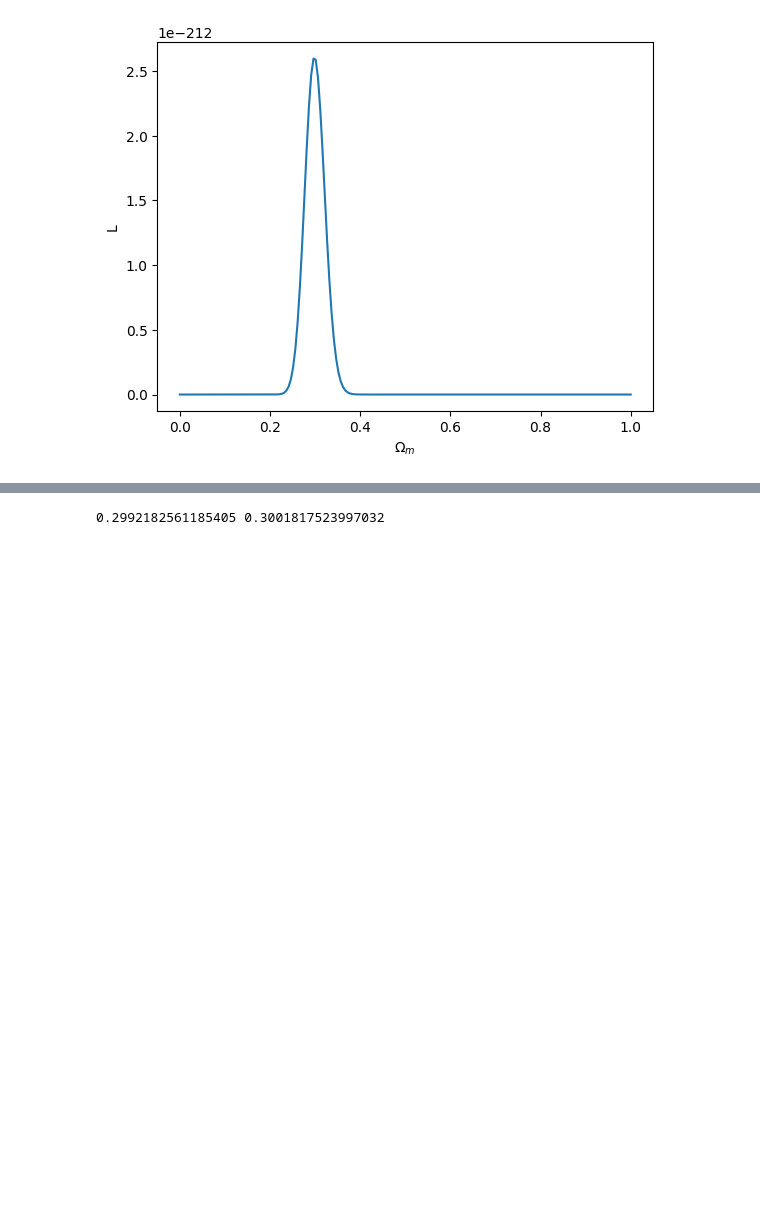
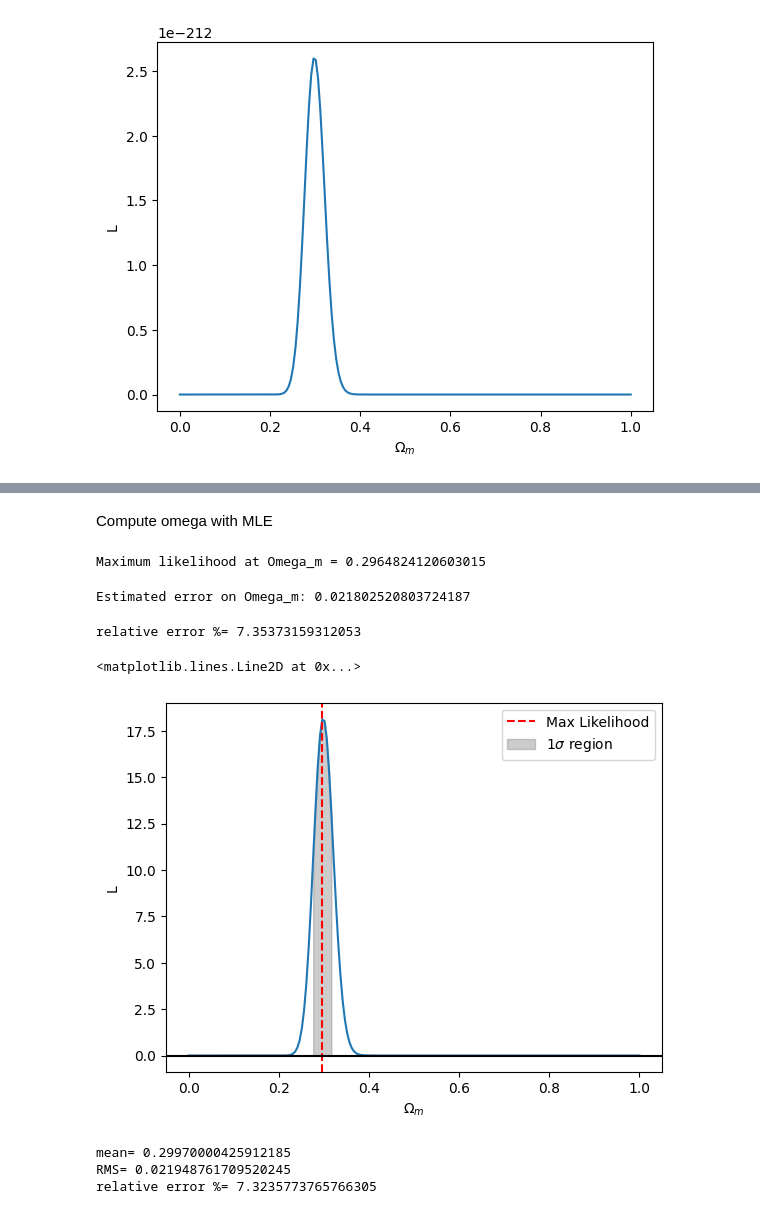
Before and after one commit to EdoardoMaragliano/CosmoIntro, a Jupyter notebook: Cosmo2_Supernovae/CosmoExWeek2.ipynb, the cells around one changed output, grey strips where cells are left out. Drawn from its saved outputs; the diff is of its cells as text; code cells hidden in the pictures; blank space fills up the shorter version.

```diff
--- a/Cosmo2_Supernovae/CosmoExWeek2.ipynb
+++ b/Cosmo2_Supernovae/CosmoExWeek2.ipynb
@@ -138,9 +143,0 @@ Calcolo media e varianza della likelihood
-# %%
-N=np.trapz(L,omegas)         ##normalization factor
-L=L/N                        ##normalized likelihood
-#print(np.trapz(L,omegas))
-I=np.array(omegas)
-for i in range(0,len(omegas)):
-    I[i]=omegas[i]*L[i]
-mean=np.trapz(I,omegas)
-print(mean)
@@ -157,4 +144,54 @@ print(RMS)
-# %%
-print(mean-RMS,mean+RMS)
-# %% [output]
-0.2992182561185405 0.3001817523997032
+# %% [markdown]
+Compute omega with MLE
+# %%
+# Find the value of Omega_m that maximizes the likelihood
+max_idx = np.argmax(L)
+Omega_m_max = omegas[max_idx]
+print(f"Maximum likelihood at Omega_m = {Omega_m_max}")
+# %% [output]
+Maximum likelihood at Omega_m = 0.2964824120603015
+# %%
+from numpy import gradient
+
+# Compute the second derivative of log-likelihood at the maximum
+
+logL_values = np.log(L)
+second_derivative = gradient(gradient(logL_values, omegas), omegas)
+error_estimate = 1 / np.sqrt(-second_derivative[max_idx])
+
+print(f"Estimated error on Omega_m: {error_estimate}")
+# %% [output]
+Estimated error on Omega_m: 0.021802520803724187
+# %%
+print('relative error %=', error_estimate/Omega_m_max*100)
+# %% [output]
+relative error %= 7.35373159312053
+# %%
+plt.plot(omegas, L)
+plt.xlabel('$\Omega_m$')
+plt.ylabel('L')
+plt.axvline(Omega_m_max, color='red', linestyle='--', label='Max Likelihood')
+plt.fill_between(
+    omegas,
+    L,
+    where=(omegas >= Omega_m_max - error_estimate) & (omegas <= Omega_m_max + error_estimate),
+    color='grey',
+    alpha=0.4,
+    label='$1\sigma$ region'
+)
+plt.legend()
+plt.axhline(0, color='black', linestyle='-')
+# %% [output]
+<matplotlib.lines.Line2D at 0x...>
+[figure, added]
+# %%
+# check the mean of the normalized likelihood
+mean = np.sum(omegas * L) / np.sum(L)
+RMS = np.sqrt(np.sum((omegas - mean)**2 * L) / np.sum(L))
+print('mean=', mean)
+print('RMS=', RMS)
+print('relative error %=', RMS/mean*100)
+# %% [output]
+mean= 0.29970000425912185
+RMS= 0.021948761709520245
+relative error %= 7.3235773765766305
```
Also changed, not shown: parts of 12 cells of this notebook.
